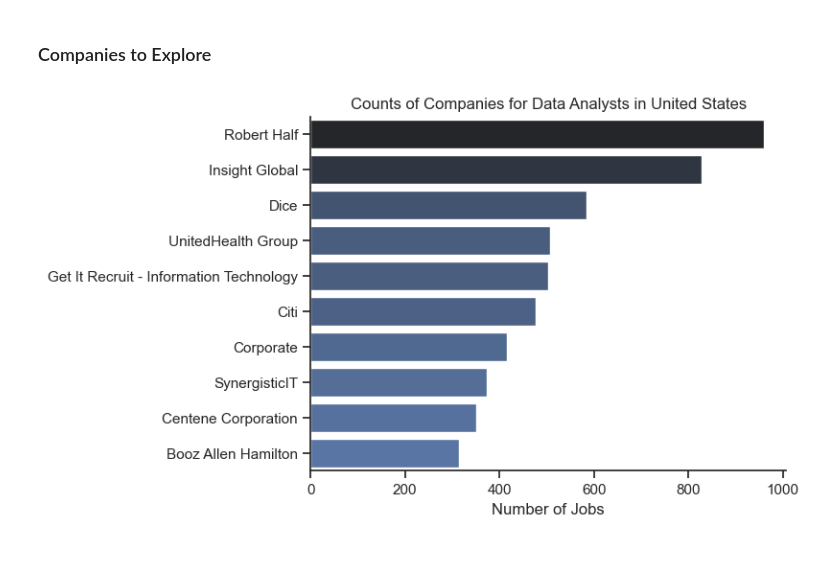
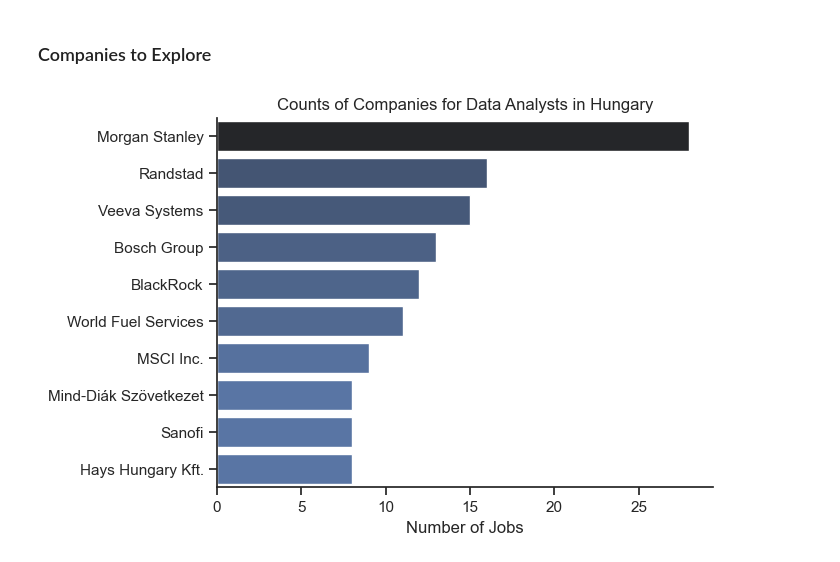
Before and after one commit to augusztinyidaniel/Python_Data_Project, a Jupyter notebook: 3_Project/01_EDA_Intro.ipynb, the cells around one changed output. Saved outputs shown, nothing was run; the diff lists cells and outputs as text; code cells hidden in the pictures.

```diff
--- a/3_Project/01_EDA_Intro.ipynb
+++ b/3_Project/01_EDA_Intro.ipynb
@@ -52,0 +71,10 @@ plt.show()
+# %%
+df_plot = df['company_name'].value_counts().to_frame()[1:].head(20)
+
+sns.set_theme(style='ticks')
+sns.barplot(data=df_plot, x='count', y='company_name', hue='count', palette='dark:b_r', legend=False)
+sns.despine()
+plt.title('Number of Jobs per Company')
+plt.xlabel('Number of Jobs')
+plt.ylabel('')
+plt.show()
@@ -70,0 +103,7 @@ plt.show()
+# %%
+# Setting what role and which country to explore
+role = 'Data Analyst'
+country = 'Hungary'
+# %%
+# Filtering the DataFrame for the role and country
+df_role = df[(df['job_country'] == country) & (df['job_title_short'] == role)]
@@ -70,0 +112,10 @@ plt.show()
+# %%
+df_plot = df_role['job_location'].value_counts().head(10).to_frame()
+
+sns.set_theme(style='ticks')
+sns.barplot(data=df_plot, x='count', y='job_location', hue='count', palette='dark:b_r', legend=False)
+sns.despine()
+plt.title(f'Counts of Job Locations for {role}s in {country}')
+plt.xlabel('Number of Jobs')
+plt.ylabel('')
+plt.show()
@@ -71,15 +149,15 @@ plt.show()
 # %% [markdown]
 ### Companies to Explore
 # %%
-df_plot = df_DA['company_name'].value_counts().head(10).to_frame()
+df_plot = df_role['company_name'].value_counts().head(10).to_frame()
 
 sns.set_theme(style='ticks')
 sns.barplot(data=df_plot, x='count', y='company_name', hue='count', palette='dark:b_r', legend=False)
 sns.despine()
-plt.title(f'Counts of Companies for Data Analysts in {country}')
+plt.title(f'Counts of Companies for {role}s in {country}')
 plt.xlabel('Number of Jobs')
 plt.ylabel('')
 
 plt.show()
 # %% [output]
-[figure, old version]
+[figure, new version]
```
Also changed, not shown: parts of 17 cells of this notebook, 11 other files.
